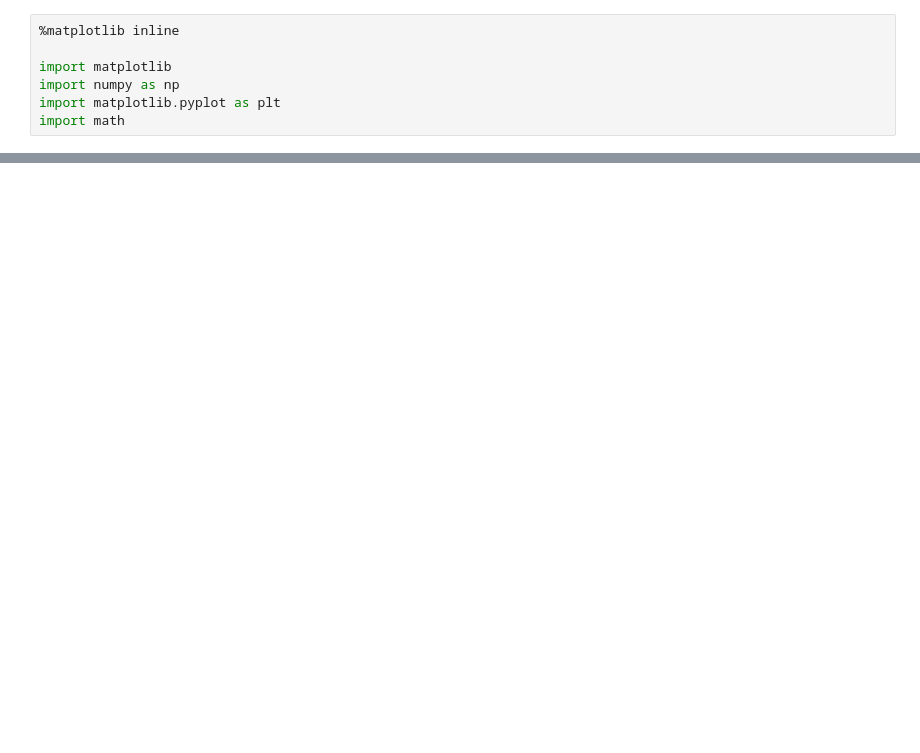
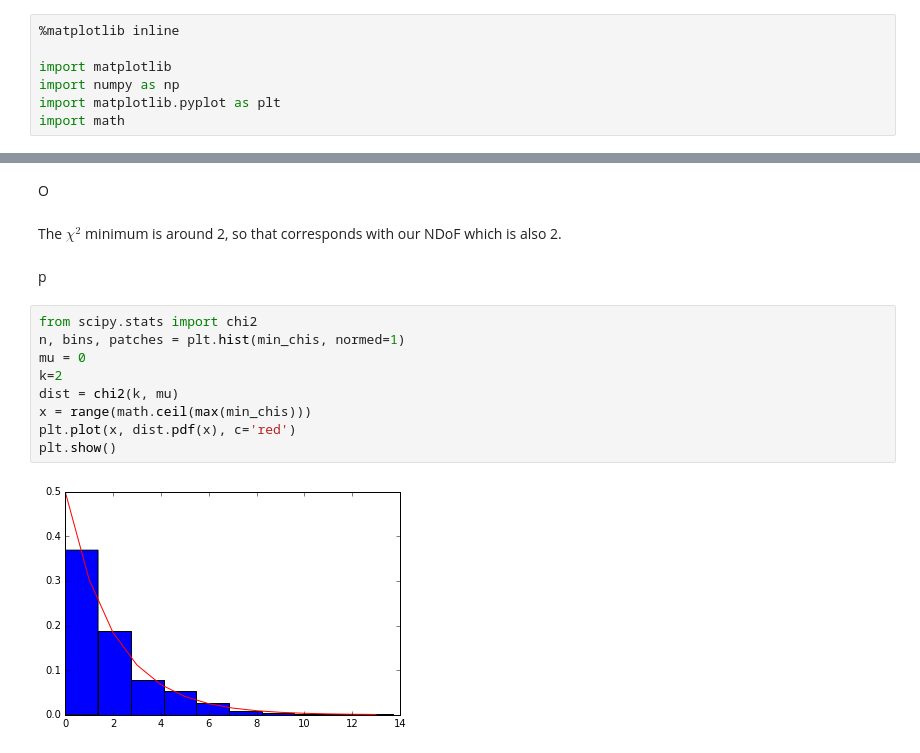
Before and after one commit to jj1993/Applied-mechanism-design-and-big-data, a Jupyter notebook: Assignment_0.4.ipynb, the cells around one changed output, grey strips where cells are left out. Saved outputs shown, nothing was run; the diff lists cells and outputs as text; blank space fills up the shorter version.

```diff
--- a/Assignment_0.4.ipynb
+++ b/Assignment_0.4.ipynb
@@ -76,0 +150,17 @@ print( res.x )
+# %% [markdown]
+O
+# %% [markdown]
+The $\chi^2$ minimum is around 2, so that corresponds with our NDoF which is also 2.
+# %% [markdown]
+p
+# %%
+from scipy.stats import chi2
+n, bins, patches = plt.hist(min_chis, normed=1)
+mu = 0
+k=2
+dist = chi2(k, mu)
+x = range(math.ceil(max(min_chis)))
+plt.plot(x, dist.pdf(x), c='red')
+plt.show()
+# %% [output]
+[figure, added]
```
Also changed, not shown: parts of 12 cells of this notebook.
